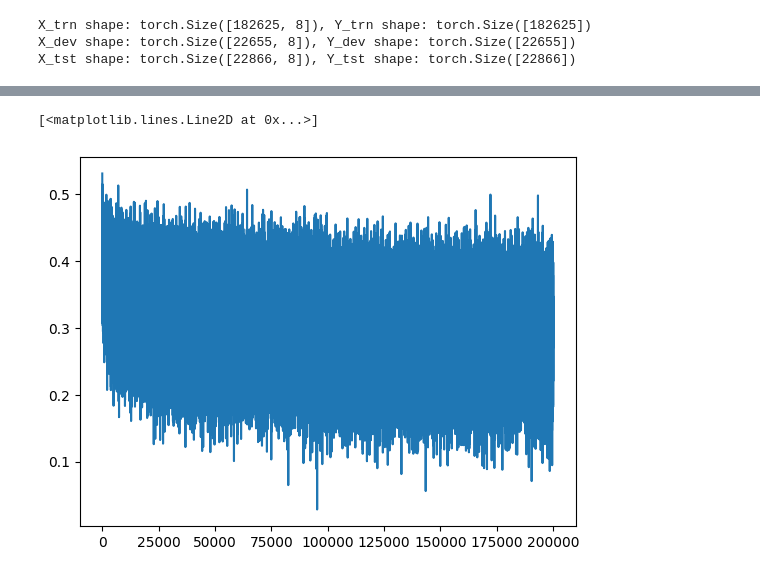
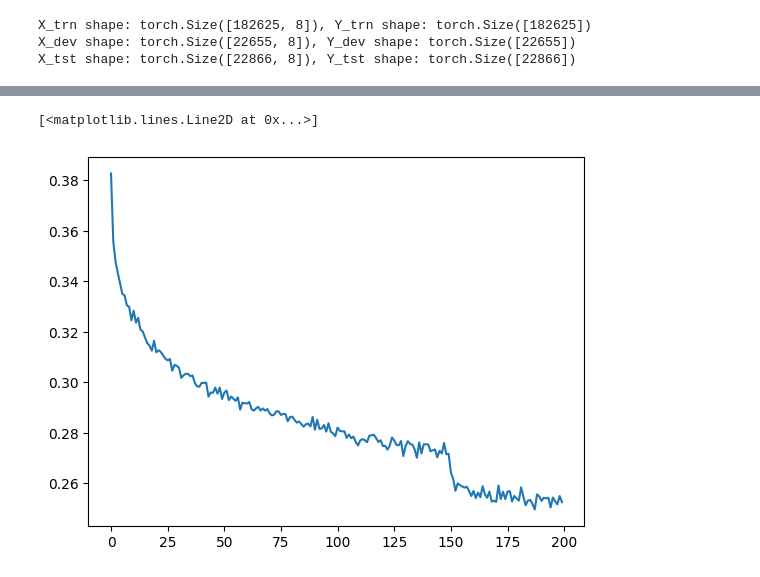
Before and after one commit to vkasera/zerotohero, a Jupyter notebook: wavenet-name-ngrams.ipynb, the cells around one changed output, grey strips where cells are left out. Drawn from its saved outputs; the diff is of its cells as text; code cells hidden in the pictures.

```diff
--- a/wavenet-name-ngrams.ipynb
+++ b/wavenet-name-ngrams.ipynb
@@ -114 +115,11 @@ hidden_layer_size = 200
 training_batch_size = 32
+# %%
+test = torch.randn((2, 8, 10))
+mtest = nn.BatchNorm1d(80)
+for name, p in mtest.named_parameters():
+    print(f"{name} : {p.shape}")
+print(mtest.running_mean.shape)
+print(mtest.running_var.shape)
+print(mtest.running_mean)
+test1 = mtest(test.view(2, 80)).view(2, 8, 10)
+print(test1.shape)
@@ -114,0 +187,6 @@ training_batch_size = 32
+# %%
+x = torch.randn((2, 3, 4))
+print(x.shape)
+m = SwapAxes(1, 2)
+y = m(x)
+y.shape
@@ -169,7 +291,15 @@ stepi = []
+# %%
+# parameter init: make last layer less confident
+with torch.no_grad():
+    model.model.Output_linear.weight *= 0.1
+    model.model.Output_linear.bias *= 0.1
 # %%
-for i in range(200000):
+max_steps = 200000
+lossi = []
+
+for i in range(max_steps):
     # get training batch
-    batch_idxs = torch.randint(0, X_trn.shape[0], (32,))
+    batch_idxs = torch.randint(0, X_trn.shape[0], (training_batch_size,))
     X_batch = X_trn[batch_idxs]
     Y_batch = Y_trn[batch_idxs]
 
@@ -185,10 +315,11 @@ for i in range(200000):
     loss.backward()
 
     # update
-    lr = 0.1 if i < 100000 else 0.01
+    lr = 0.1 if i < 150000 else 0.01
     for p in model.parameters():
         p.data += -lr * p.grad
 
     # track stats
+    if i % 10000 == 0: # print every once in a while
+        print(f'{i:7d}/{max_steps:7d}: {loss.item():.4f}')
     lossi.append(loss.log10().item())
-    stepi.append(i)
@@ -195,8 +347,8 @@ for i in range(200000):
-# %%
-plt.plot(stepi, lossi)
-# %% [output]
-[<matplotlib.lines.Line2D at 0x...>]
-[figure, removed]
+# %%
+plt.plot(torch.tensor(lossi).view(-1, 1000).mean(1))
+# %% [output]
+[<matplotlib.lines.Line2D at 0x...>]
+[figure, added]
 # %%
 model.eval()
 # %% [output]
```
Also changed, not shown: parts of 15 cells of this notebook.
